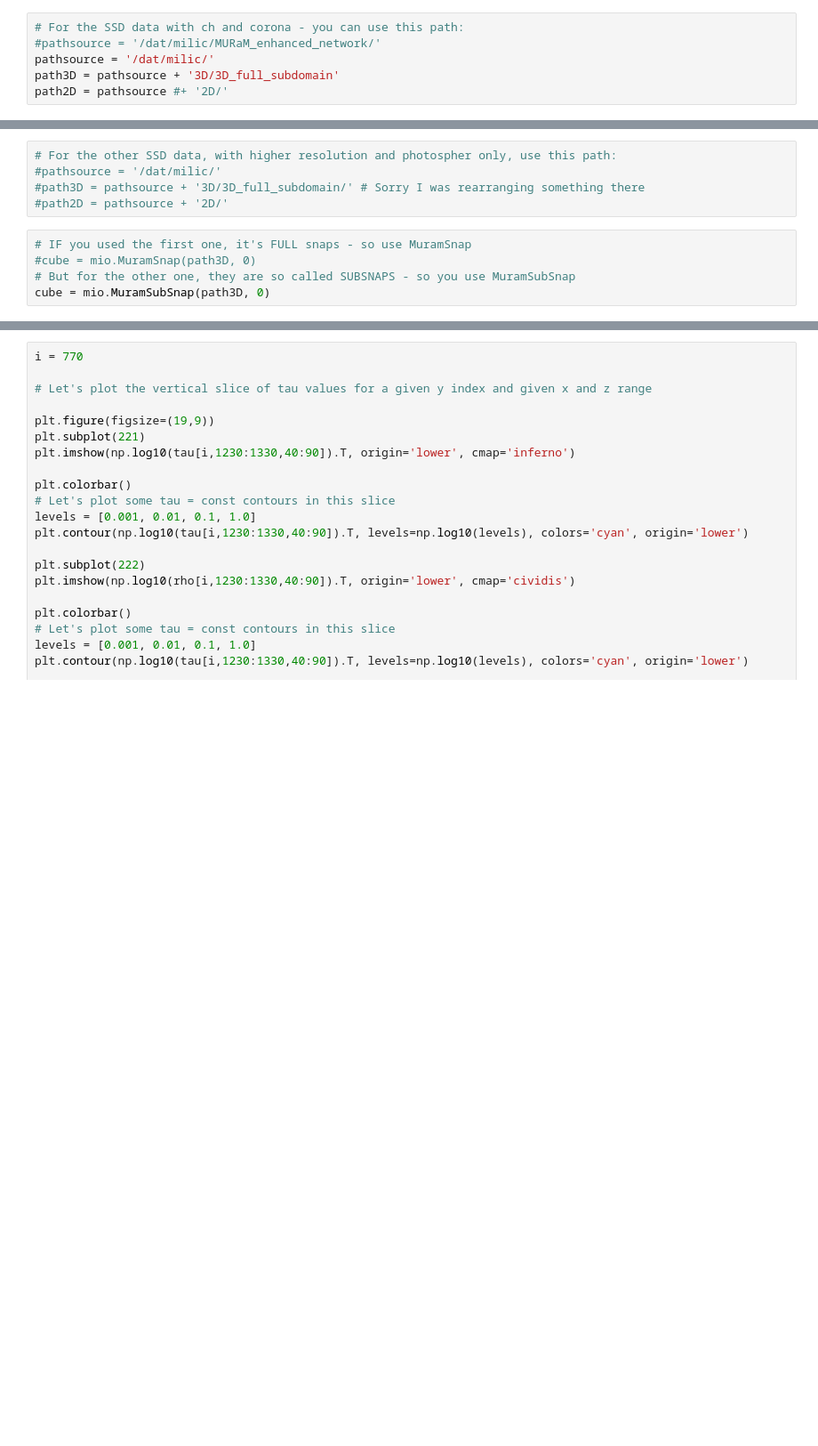
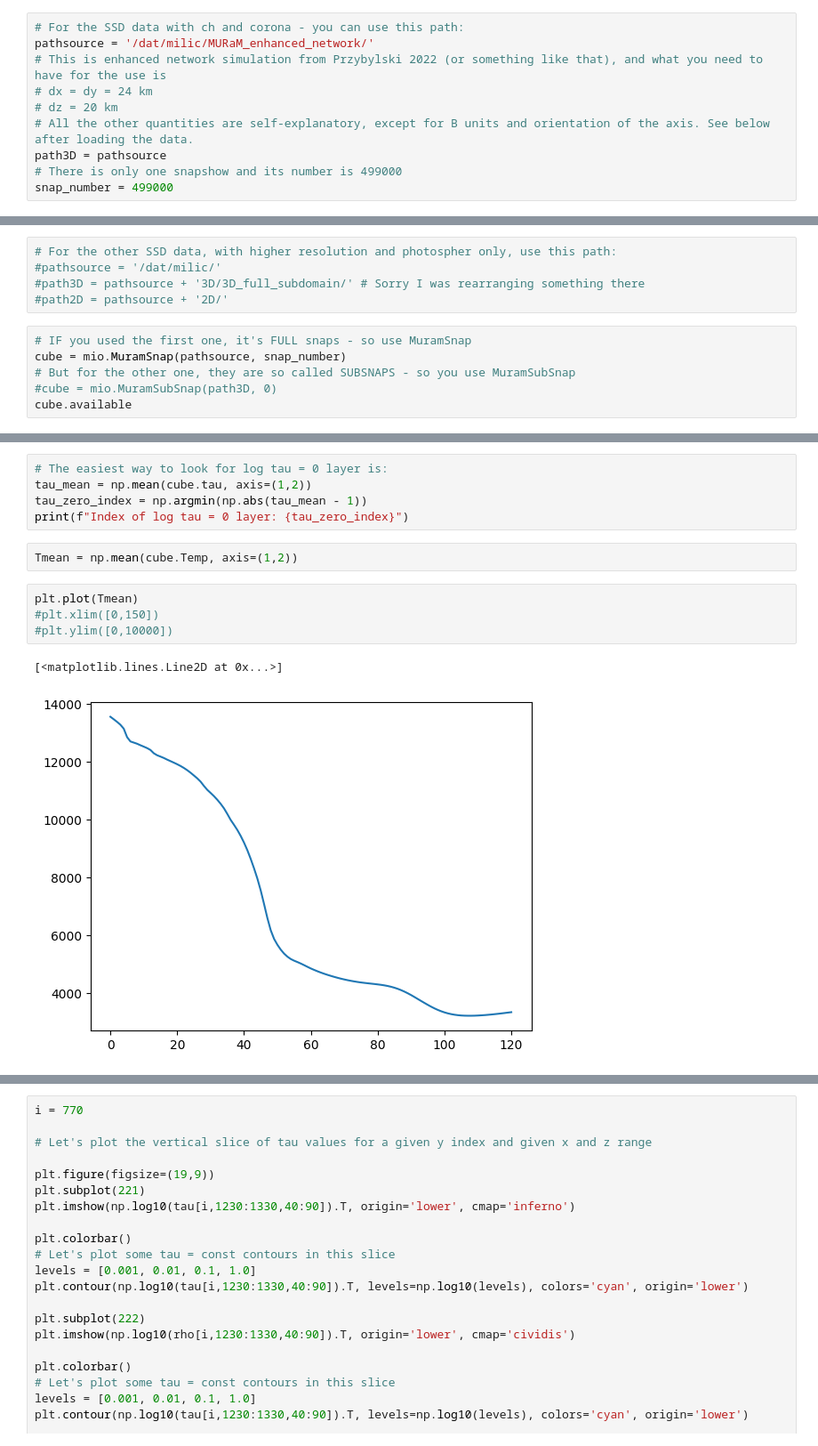
Before and after one commit to ivanzmilic/snapy, a Jupyter notebook: muram_3D_visualization.ipynb, the cells around one changed output, grey strips where cells are left out. Shown at 89% size. Cells and saved outputs as stored; diff of their text form; blank space fills up the shorter version.

Commit message:
Enchanced network reading for the project with Andreu

```diff
--- a/muram_3D_visualization.ipynb
+++ b/muram_3D_visualization.ipynb
@@ -5,7 +5,11 @@ import muram as mio
 import matplotlib.pyplot as plt
 # %%
 # For the SSD data with ch and corona - you can use this path:
-#pathsource = '/dat/milic/MURaM_enhanced_network/'
-pathsource = '/dat/milic/'
-path3D = pathsource + '3D/3D_full_subdomain'
-path2D = pathsource #+ '2D/'
+pathsource = '/dat/milic/MURaM_enhanced_network/'
+# This is enhanced network simulation from Przybylski 2022 (or something like that), and what you need to have for the use is
+# dx = dy = 24 km
+# dz = 20 km
+# All the other quantities are self-explanatory, except for B units and orientation of the axis. See below after loading the data.
+path3D = pathsource
+# There is only one snapshow and its number is 499000
+snap_number = 499000
@@ -16,6 +24,7 @@ path2D = pathsource #+ '2D/'
 #path2D = pathsource + '2D/'
 # %%
 # IF you used the first one, it's FULL snaps - so use MuramSnap
-#cube = mio.MuramSnap(path3D, 0)
+cube = mio.MuramSnap(pathsource, snap_number)
 # But for the other one, they are so called SUBSNAPS - so you use MuramSubSnap
-cube = mio.MuramSubSnap(path3D, 0)
+#cube = mio.MuramSubSnap(path3D, 0)
+cube.available
@@ -36,0 +55,14 @@ cube.available
+# %%
+# The easiest way to look for log tau = 0 layer is:
+tau_mean = np.mean(cube.tau, axis=(1,2))
+tau_zero_index = np.argmin(np.abs(tau_mean - 1))
+print(f"Index of log tau = 0 layer: {tau_zero_index}")
+# %%
+Tmean = np.mean(cube.Temp, axis=(1,2))
+# %%
+plt.plot(Tmean)
+#plt.xlim([0,150])
+#plt.ylim([0,10000])
+# %% [output]
+[<matplotlib.lines.Line2D at 0x...>]
+[figure, added]
```
Also changed, not shown: parts of 9 cells of this notebook, 2 other files.
